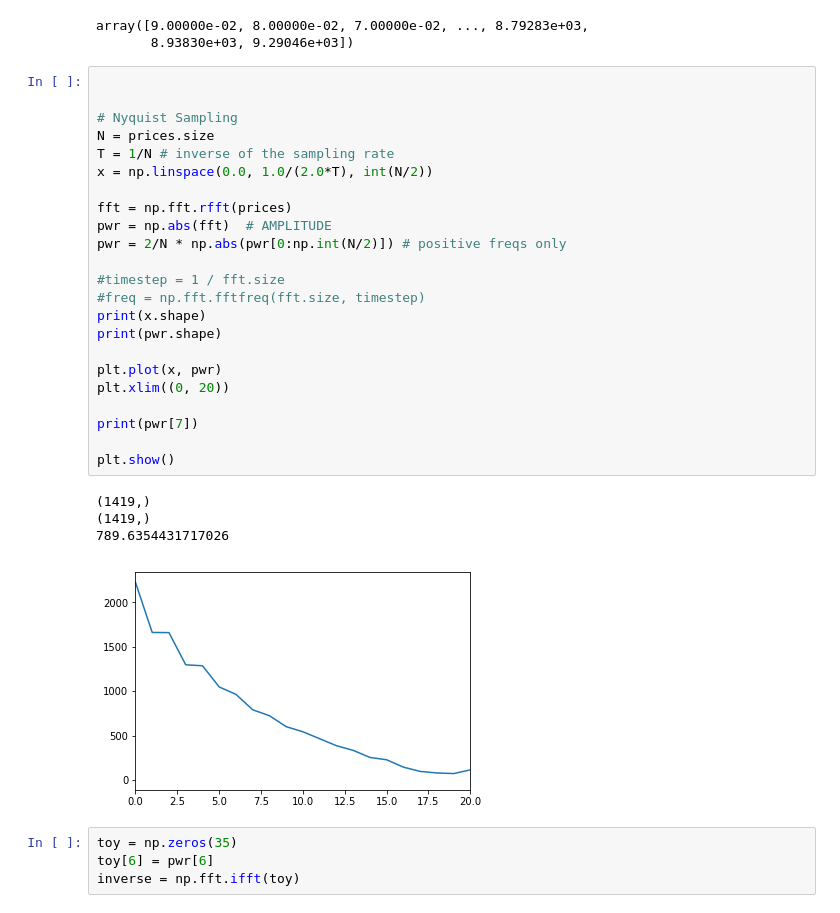
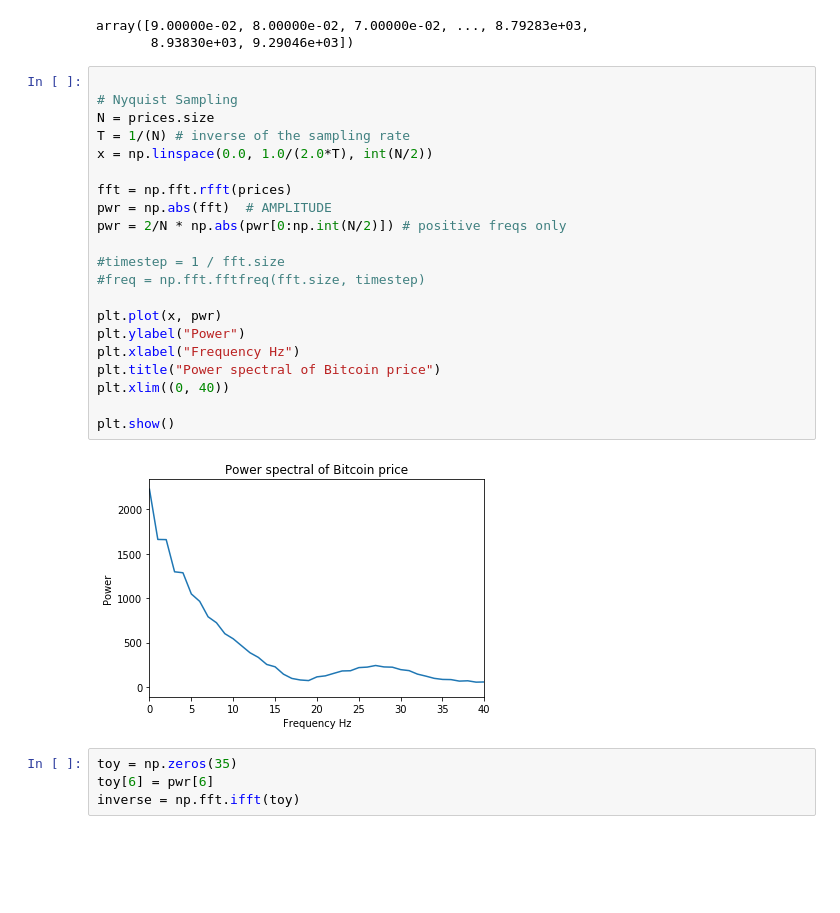
Before and after one commit to Tinkaa/Bitcoin_prediction, a Jupyter notebook: Fourier.ipynb, the cells around one changed output. Drawn from its saved outputs; the diff is of its cells as text; blank space fills up the shorter version.

Commit message:
Initialize kernels in toy-data and more informative plotting

```diff
--- a/Fourier.ipynb
+++ b/Fourier.ipynb
@@ -13,33 +13,28 @@ prices
 array([9.00000e-02, 8.00000e-02, 7.00000e-02, ..., 8.79283e+03,
        8.93830e+03, 9.29046e+03])
 # %%
-
 
 # Nyquist Sampling
 N = prices.size
-T = 1/N # inverse of the sampling rate
+T = 1/(N) # inverse of the sampling rate
 x = np.linspace(0.0, 1.0/(2.0*T), int(N/2))
 
 fft = np.fft.rfft(prices)
 pwr = np.abs(fft)  # AMPLITUDE
 pwr = 2/N * np.abs(pwr[0:np.int(N/2)]) # positive freqs only
 
 #timestep = 1 / fft.size
 #freq = np.fft.fftfreq(fft.size, timestep)
-print(x.shape)
-print(pwr.shape)
 
 plt.plot(x, pwr)
-plt.xlim((0, 20))
-
-print(pwr[7])
+plt.ylabel("Power")
+plt.xlabel("Frequency Hz")
+plt.title("Power spectral of Bitcoin price")
+plt.xlim((0, 40))
 
 plt.show()
 # %% [output]
-(1419,)
-(1419,)
-789.6354431717026
-[figure, old version]
+[figure, new version]
 # %%
 toy = np.zeros(35)
 toy[6] = pwr[6]
```
Also changed, not shown: 3 other files.
